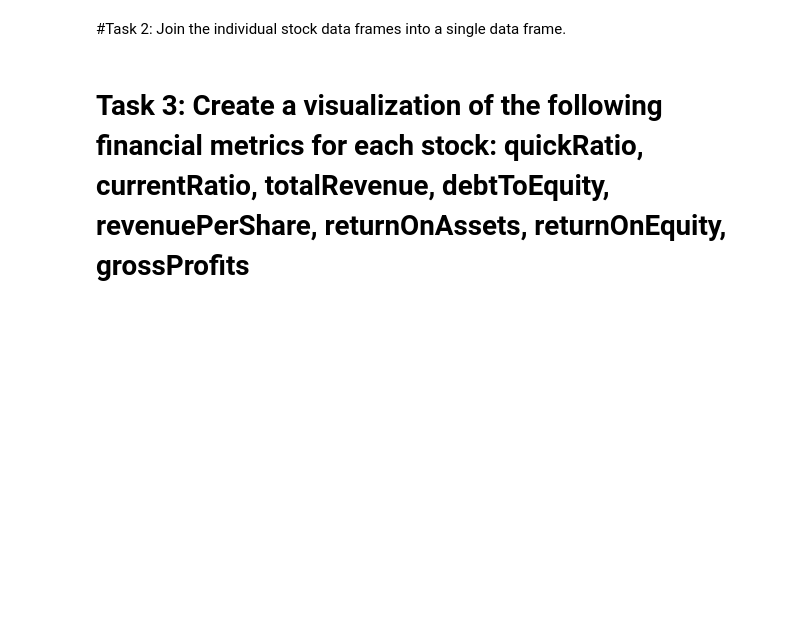
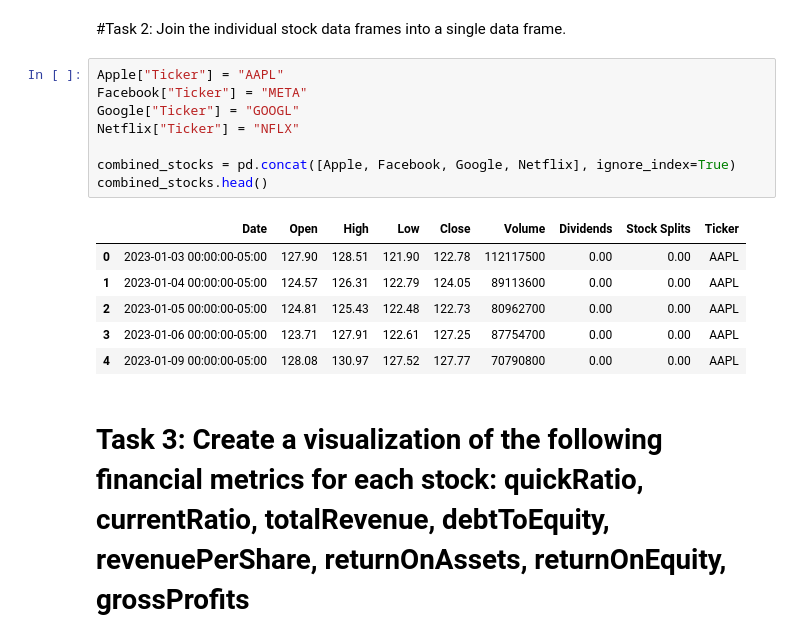
Before and after one commit to YiruiLi2004/MSSP6070, a Jupyter notebook: Modules/Week_13/Week_13_Financial_Data.ipynb, the cells around one changed output. Cells and saved outputs as stored; diff of their text form; blank space fills up the shorter version.

```diff
--- a/Modules/Week_13/Week_13_Financial_Data.ipynb
+++ b/Modules/Week_13/Week_13_Financial_Data.ipynb
@@ -187,4 +207,19 @@ df
 # %% [markdown]
 #Task 2:  Join the individual stock data frames into a single data frame.
+# %%
+Apple["Ticker"] = "AAPL"
+Facebook["Ticker"] = "META"
+Google["Ticker"] = "GOOGL"
+Netflix["Ticker"] = "NFLX"
+
+combined_stocks = pd.concat([Apple, Facebook, Google, Netflix], ignore_index=True)
+combined_stocks.head()
+# %% [output]
+|  | Date | Open | High | Low | Close | Volume | Dividends | Stock Splits | Ticker |
+| 0 | 2023-01-03 00:00:00-05:00 | 127.90 | 128.51 | 121.90 | 122.78 | 112117500 | 0.00 | 0.00 | AAPL |
+| 1 | 2023-01-04 00:00:00-05:00 | 124.57 | 126.31 | 122.79 | 124.05 | 89113600 | 0.00 | 0.00 | AAPL |
+| 2 | 2023-01-05 00:00:00-05:00 | 124.81 | 125.43 | 122.48 | 122.73 | 80962700 | 0.00 | 0.00 | AAPL |
+| 3 | 2023-01-06 00:00:00-05:00 | 123.71 | 127.91 | 122.61 | 127.25 | 87754700 | 0.00 | 0.00 | AAPL |
+| 4 | 2023-01-09 00:00:00-05:00 | 128.08 | 130.97 | 127.52 | 127.77 | 70790800 | 0.00 | 0.00 | AAPL |
 # %% [markdown]
 # Task 3: Create a visualization of the following financial metrics for each stock:  quickRatio, currentRatio, totalRevenue, debtToEquity, revenuePerShare, returnOnAssets, returnOnEquity, grossProfits
```
Also changed, not shown: parts of 7 cells of this notebook.
